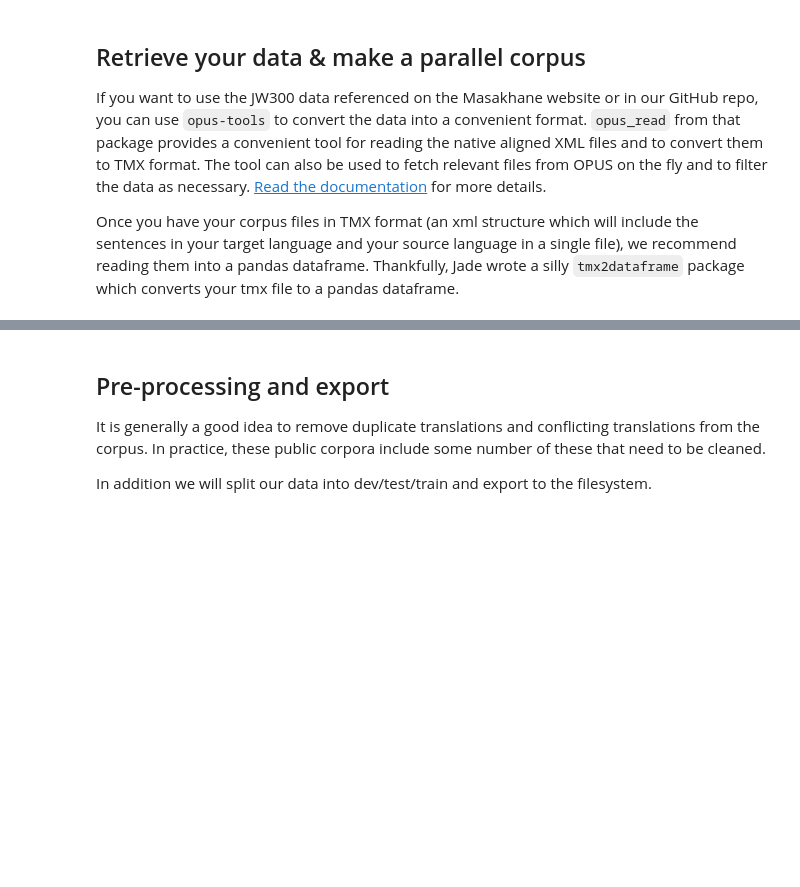
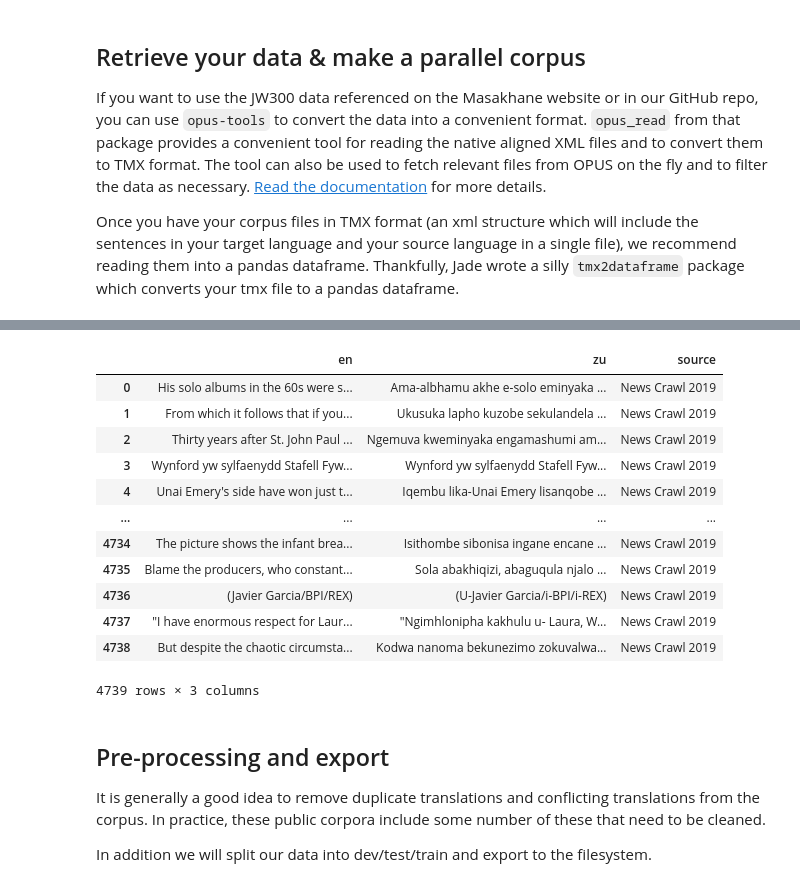
Before and after one commit to sakhile-mabunda/Natural-Language-Processing, a Jupyter notebook: starter_notebook_from_English_training.ipynb, the cells around one changed output, grey strips where cells are left out. Cells and saved outputs as stored; diff of their text form; code cells hidden in the pictures; blank space fills up the shorter version.

```diff
--- a/starter_notebook_from_English_training.ipynb
+++ b/starter_notebook_from_English_training.ipynb
@@ -35,3 +46,23 @@ eval_df = pd.read_csv('dataset/en-zu.eval.csv')
+# %%
+import pandas as pd
+
+train_df = pd.read_csv('en-zu.training.csv')
+
+train_df
+# %% [output]
+|  | en | zu | source |
+| 0 | His solo albums in the 60s were s... | Ama-albhamu akhe e-solo eminyaka ... | News Crawl 2019 |
+| 1 | From which it follows that if you... | Ukusuka lapho kuzobe sekulandela ... | News Crawl 2019 |
+| 2 | Thirty years after St. John Paul ... | Ngemuva kweminyaka engamashumi am... | News Crawl 2019 |
+| 3 | Wynford yw sylfaenydd Stafell Fyw... | Wynford yw sylfaenydd Stafell Fyw... | News Crawl 2019 |
+| 4 | Unai Emery's side have won just t... | Iqembu lika-Unai Emery lisanqobe ... | News Crawl 2019 |
+| ... | ... | ... | ... |
+| 4734 | The picture shows the infant brea... | Isithombe sibonisa ingane encane ... | News Crawl 2019 |
+| 4735 | Blame the producers, who constant... | Sola abakhiqizi, abaguqula njalo ... | News Crawl 2019 |
+| 4736 | (Javier Garcia/BPI/REX) | (U-Javier Garcia/i-BPI/i-REX) | News Crawl 2019 |
+| 4737 | "I have enormous respect for Laur... | "Ngimhlonipha kakhulu u- Laura, W... | News Crawl 2019 |
+| 4738 | But despite the chaotic circumsta... | Kodwa nanoma bekunezimo zokuvalwa... | News Crawl 2019 |
+4739 rows × 3 columns
 # %% [markdown]
 ## Pre-processing and export
 
```
Also changed, not shown: parts of 8 cells of this notebook.
